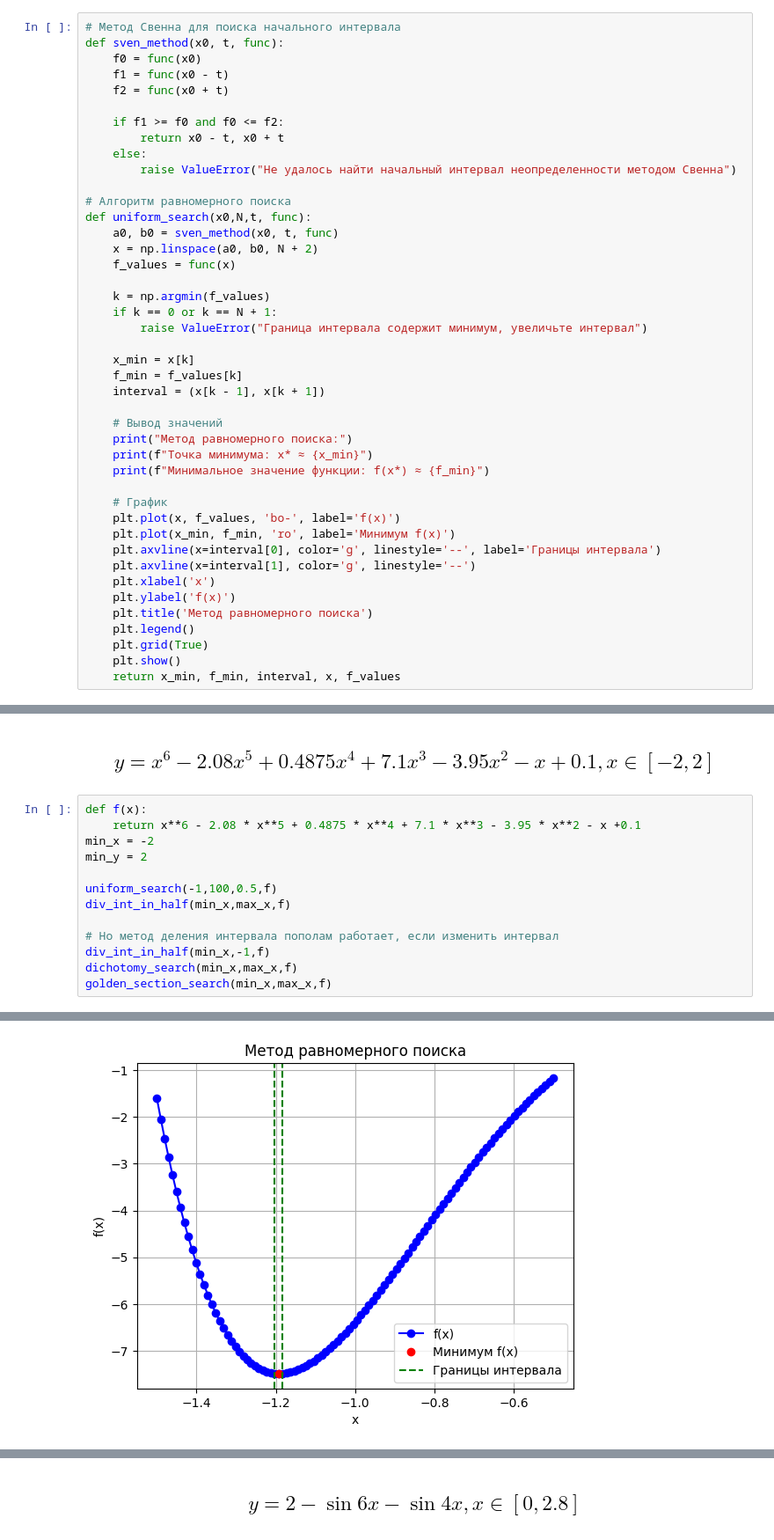
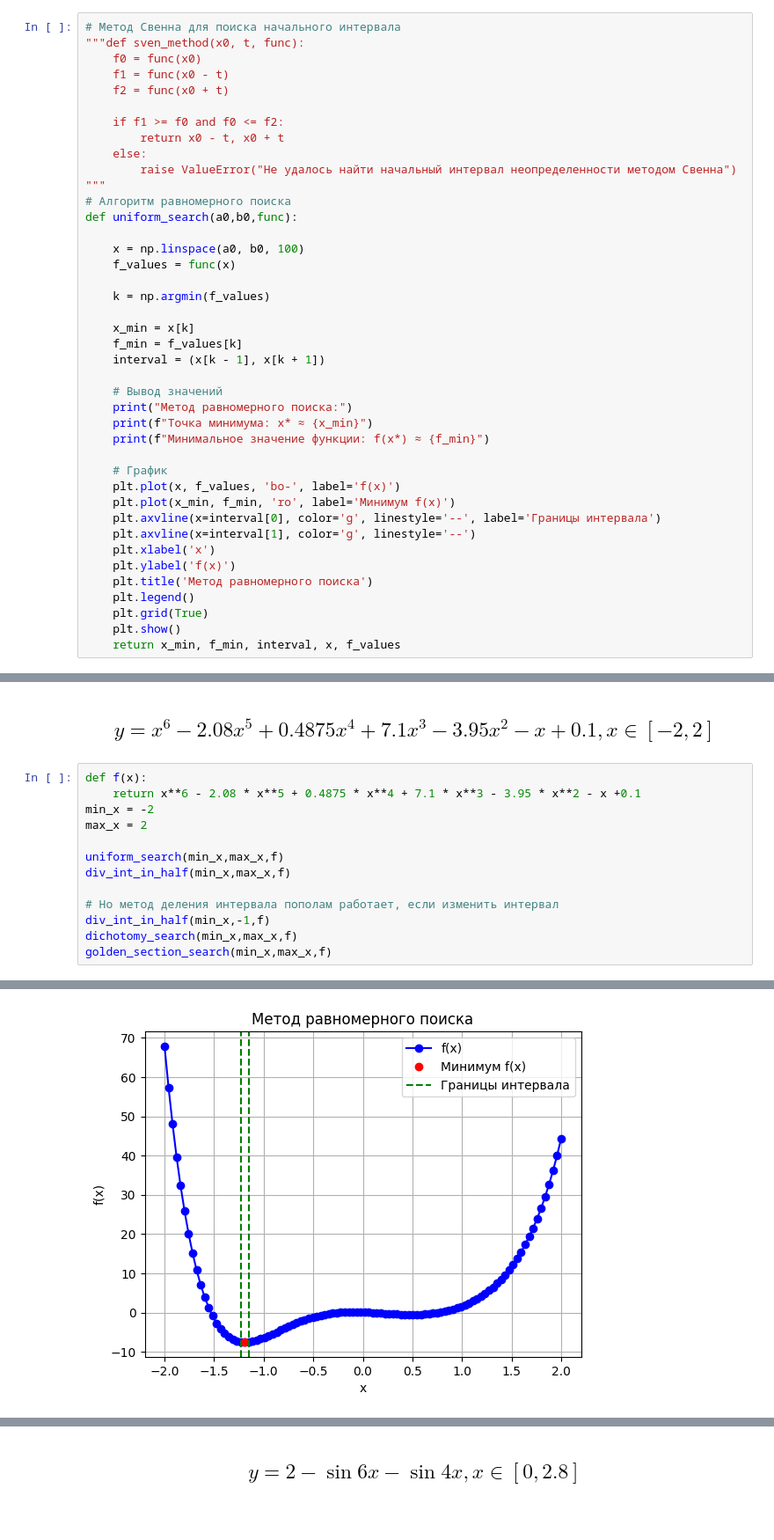
Before and after one commit to Allynik/Task_1_optimization-methods, a Jupyter notebook: task_1.ipynb, the cells around one changed output, grey strips where cells are left out. Shown at 88% size. Saved outputs shown, nothing was run; the diff lists cells and outputs as text.

Commit message:
Update task_1.ipynb
fix uniform search

```diff
--- a/task_1.ipynb
+++ b/task_1.ipynb
@@ -28,7 +28,7 @@ def function_show(x, y, min_x, min_y, method_name):
 ## Метод равномерного поиска
 # %%
 # Метод Свенна для поиска начального интервала
-def sven_method(x0, t, func):
+"""def sven_method(x0, t, func):
     f0 = func(x0)
     f1 = func(x0 - t)
     f2 = func(x0 + t)
@@ -37,16 +37,14 @@ def sven_method(x0, t, func):
         return x0 - t, x0 + t
     else:
         raise ValueError("Не удалось найти начальный интервал неопределенности методом Свенна")
+"""
+# Алгоритм равномерного поиска
+def uniform_search(a0,b0,func):
 
-# Алгоритм равномерного поиска
-def uniform_search(x0,N,t, func):
-    a0, b0 = sven_method(x0, t, func)
-    x = np.linspace(a0, b0, N + 2)
+    x = np.linspace(a0, b0, 100)
     f_values = func(x)
 
     k = np.argmin(f_values)
-    if k == 0 or k == N + 1:
-        raise ValueError("Граница интервала содержит минимум, увеличьте интервал")
 
     x_min = x[k]
     f_min = f_values[k]
@@ -200,9 +198,9 @@ golden_section_search(min_x,max_x,f)
 def f(x):
     return x**6 - 2.08 * x**5 + 0.4875 * x**4 + 7.1 * x**3 - 3.95 * x**2 - x +0.1
 min_x = -2
-min_y = 2
+max_x = 2
 
-uniform_search(-1,100,0.5,f)
+uniform_search(min_x,max_x,f)
 div_int_in_half(min_x,max_x,f)
 
 # Но метод деления интервала пополам работает, если изменить интервал
@@ -216,4 +214,4 @@ golden_section_search(min_x,max_x,f)
-[figure, old version]
+[figure, new version]
 Метод деления интервала пополам не работает для данной функции
 [figure]
 [figure]
```
Also changed, not shown: parts of 4 cells of this notebook.
